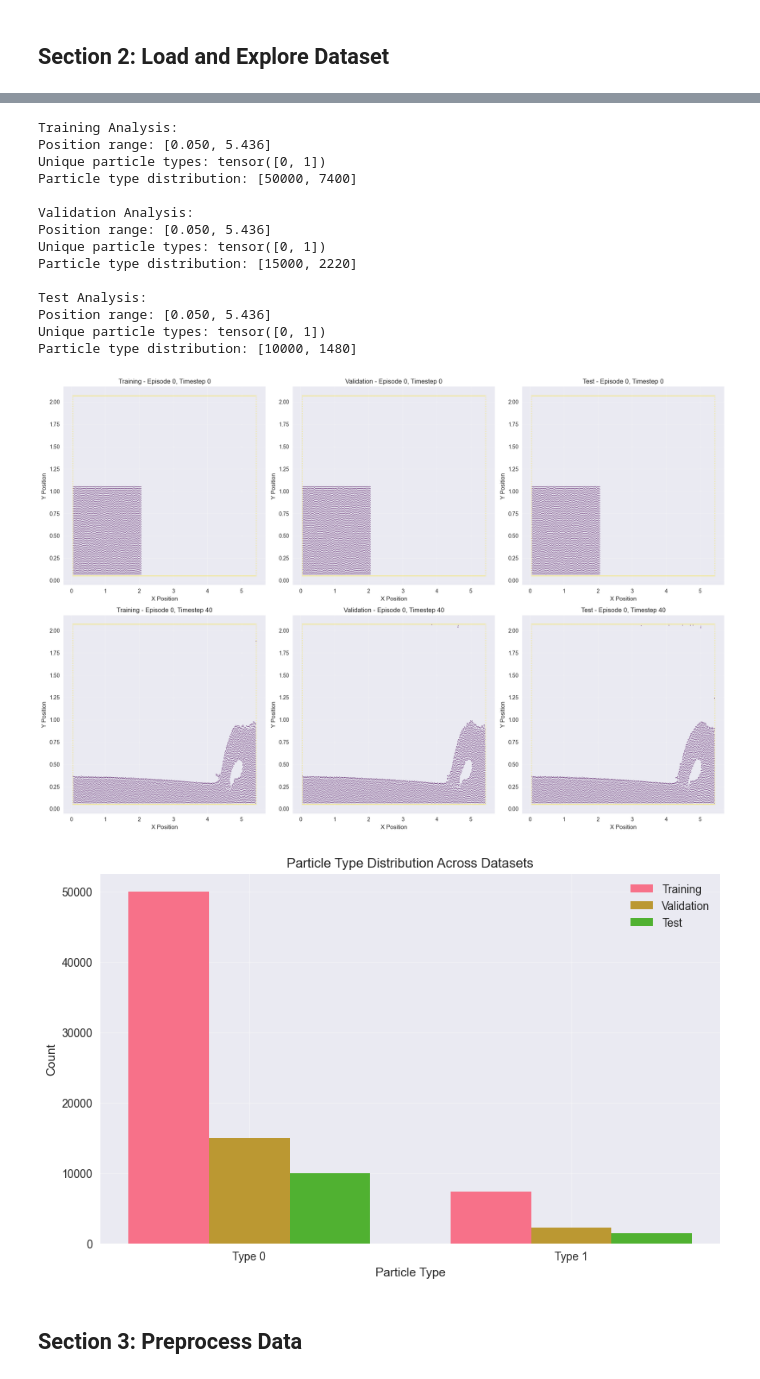
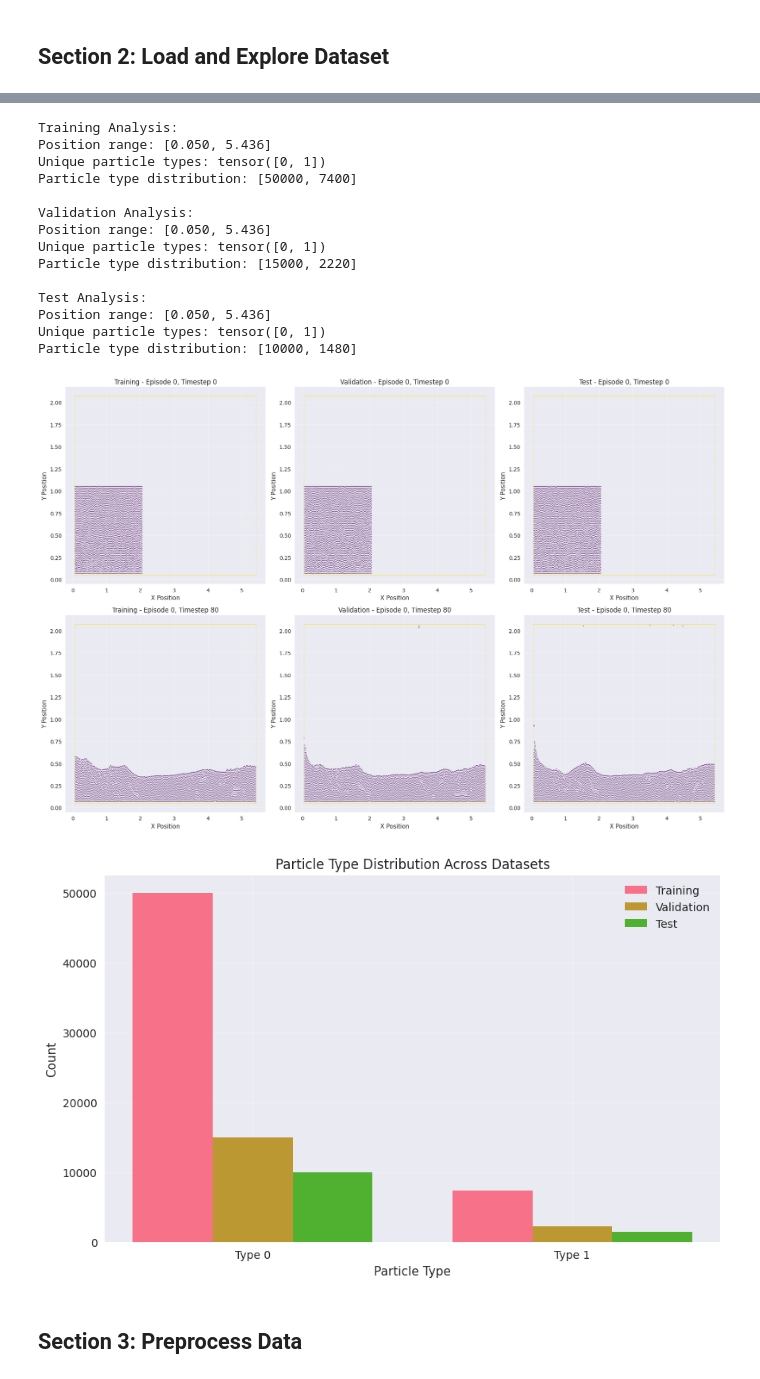
Before and after one commit to huypham37/GNN-SPH, a Jupyter notebook: gnn_training_pipeline.ipynb, the cells around one changed output, grey strips where cells are left out. Cells and saved outputs as stored; diff of their text form; code cells hidden in the pictures.

```diff
--- a/gnn_training_pipeline.ipynb
+++ b/gnn_training_pipeline.ipynb
@@ -117,7 +140,7 @@ def explore_h5_structure(filepath):
         print()
 
 # Explore dataset structure
-data_dir = '/Volumes/Meida/01-CodeLab/01-personal-project/2D_DAM_5740_20kevery100'
+data_dir = '/home/coder/project/GNN-SPH/2D_DAM_5740_20kevery100'
 train_path = os.path.join(data_dir, 'train.h5')
 valid_path = os.path.join(data_dir, 'valid.h5')
 test_path = os.path.join(data_dir, 'test.h5')
@@ -255,7 +275,7 @@ for i, (pos, types, title) in enumerate([(train_pos, train_types, "Training"),
 
     # Later timestep
     ax2 = axes[1, i]
-    mid_timestep = pos.shape[1] // 2
+    mid_timestep = pos.shape[1] - 1
     sample_pos = pos[0, mid_timestep]  # First episode, middle timestep
 
     scatter = ax2.scatter(sample_pos[:, 0], sample_pos[:, 1],
@@ -278,35 +298,35 @@ type_data = {
 
 x = np.arange(len(train_stats['type_counts']))
 width = 0.25
 
 for i, (name, counts) in enumerate(type_data.items()):
     ax.bar(x + i*width, counts, width, label=name)
 
 ax.set_xlabel('Particle Type')
 ax.set_ylabel('Count')
 ax.set_title('Particle Type Distribution Across Datasets')
 ax.set_xticks(x + width)
 ax.set_xticklabels([f'Type {i}' for i in range(len(x))])
 ax.legend()
 ax.grid(True, alpha=0.3)
 plt.show()
 # %% [output]
 Training Analysis:
 Position range: [0.050, 5.436]
 Unique particle types: tensor([0, 1])
 Particle type distribution: [50000, 7400]
 
 Validation Analysis:
 Position range: [0.050, 5.436]
 Unique particle types: tensor([0, 1])
 Particle type distribution: [15000, 2220]
 
 Test Analysis:
 Position range: [0.050, 5.436]
 Unique particle types: tensor([0, 1])
 Particle type distribution: [10000, 1480]
-[figure, old version]
+[figure, new version]
-[figure, old version]
+[figure, new version]
 # %% [markdown]
 ## Section 3: Preprocess Data
 # %%
```
Also changed, not shown: parts of 5 cells of this notebook, 3 other files.
